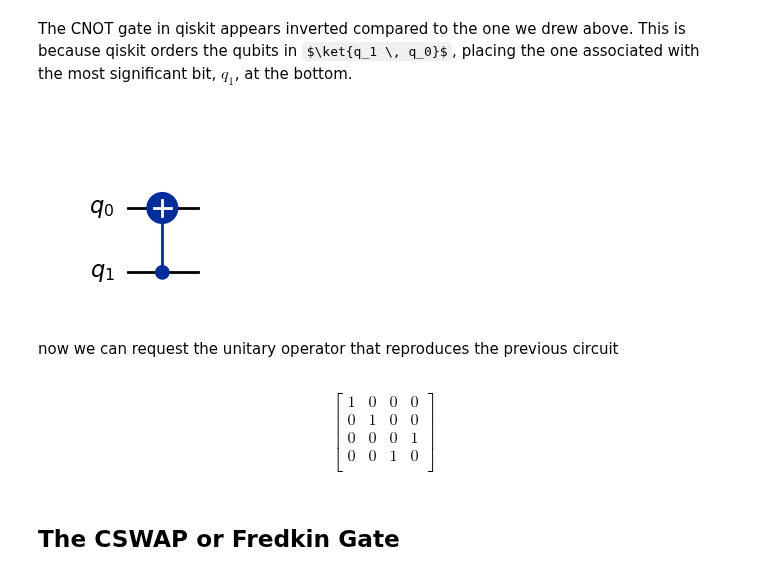
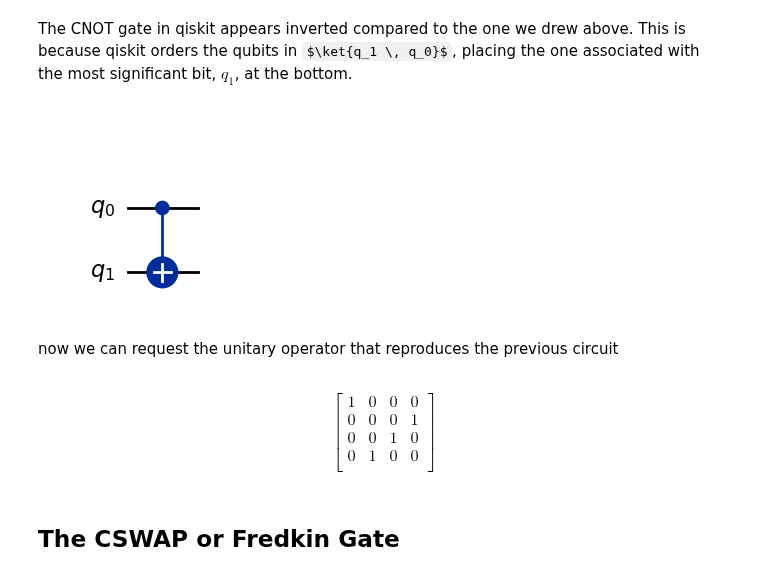
Before and after one commit to jamasole/Quantum_Information_Concepts_and_Tools, a Jupyter notebook: 02_Dancing_with_qubits/024_Multiqubits.ipynb, the cells around one changed output. Cells and saved outputs as stored; diff of their text form; code cells hidden in the pictures; some formulas as TeX source.

```diff
--- a/02_Dancing_with_qubits/024_Multiqubits.ipynb
+++ b/02_Dancing_with_qubits/024_Multiqubits.ipynb
@@ -559,12 +559,12 @@ The CNOT gate in qiskit appears inverted compared to the one we drew above. This
 # %%
 from qiskit import  QuantumCircuit
 qc = QuantumCircuit(2)
 
-qc.cx(1,0)
+qc.cx(0,1)
 
 qc.draw(output='mpl')
 # %% [output]
-[figure, old version]
+[figure, new version]
 # %% [markdown]
 now we can request the unitary operator that reproduces the previous circuit
 # %%
@@ -577,9 +577,9 @@ Op_qc.draw("latex")
 $$
 \begin{bmatrix}
 1 & 0 & 0 & 0  \\
- 0 & 1 & 0 & 0  \\
  0 & 0 & 0 & 1  \\
  0 & 0 & 1 & 0  \\
+ 0 & 1 & 0 & 0  \\
  \end{bmatrix}
 $$
 # %% [markdown]
```
Also changed, not shown: parts of 4 cells of this notebook, 26 other files.
